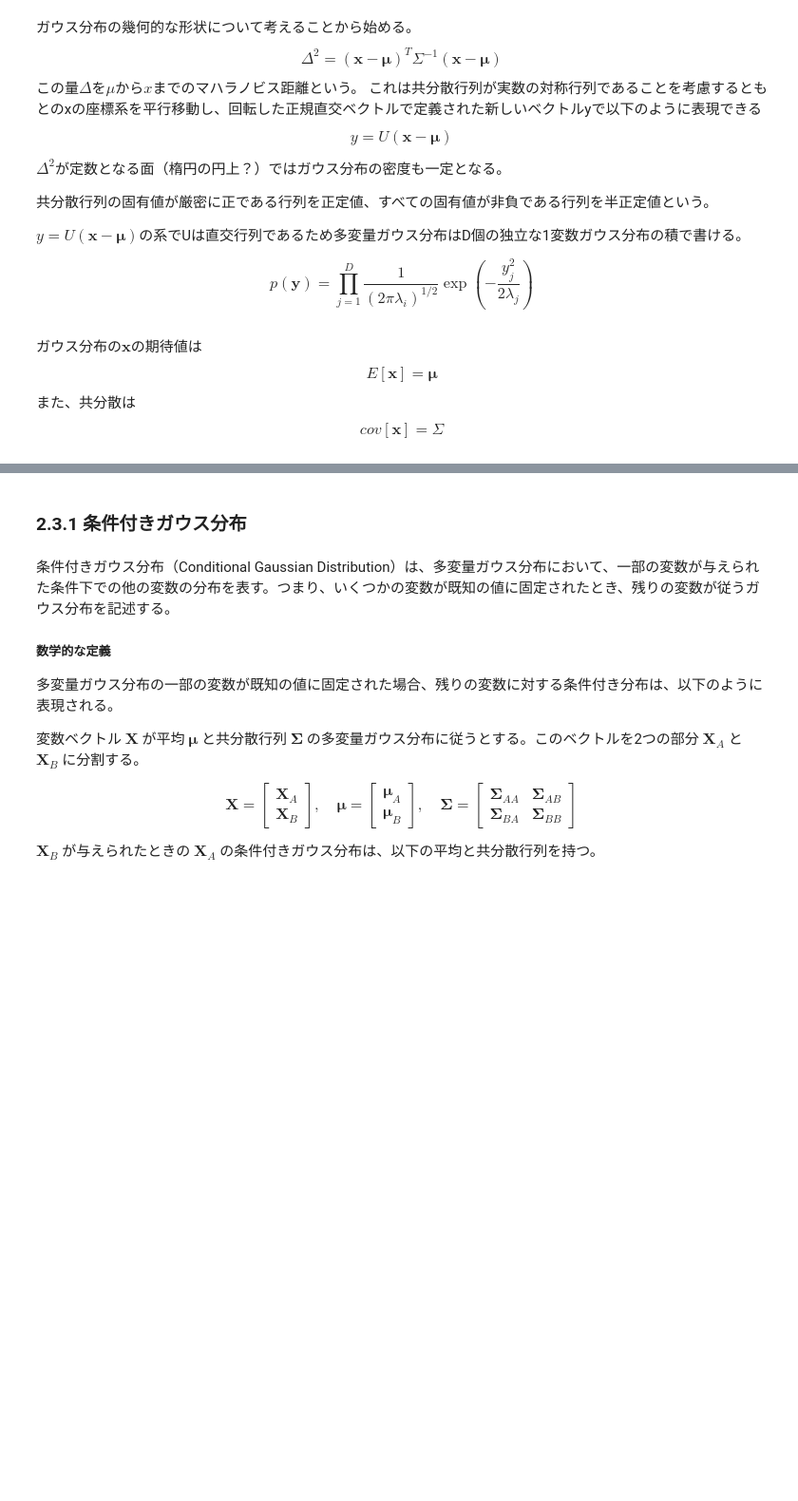
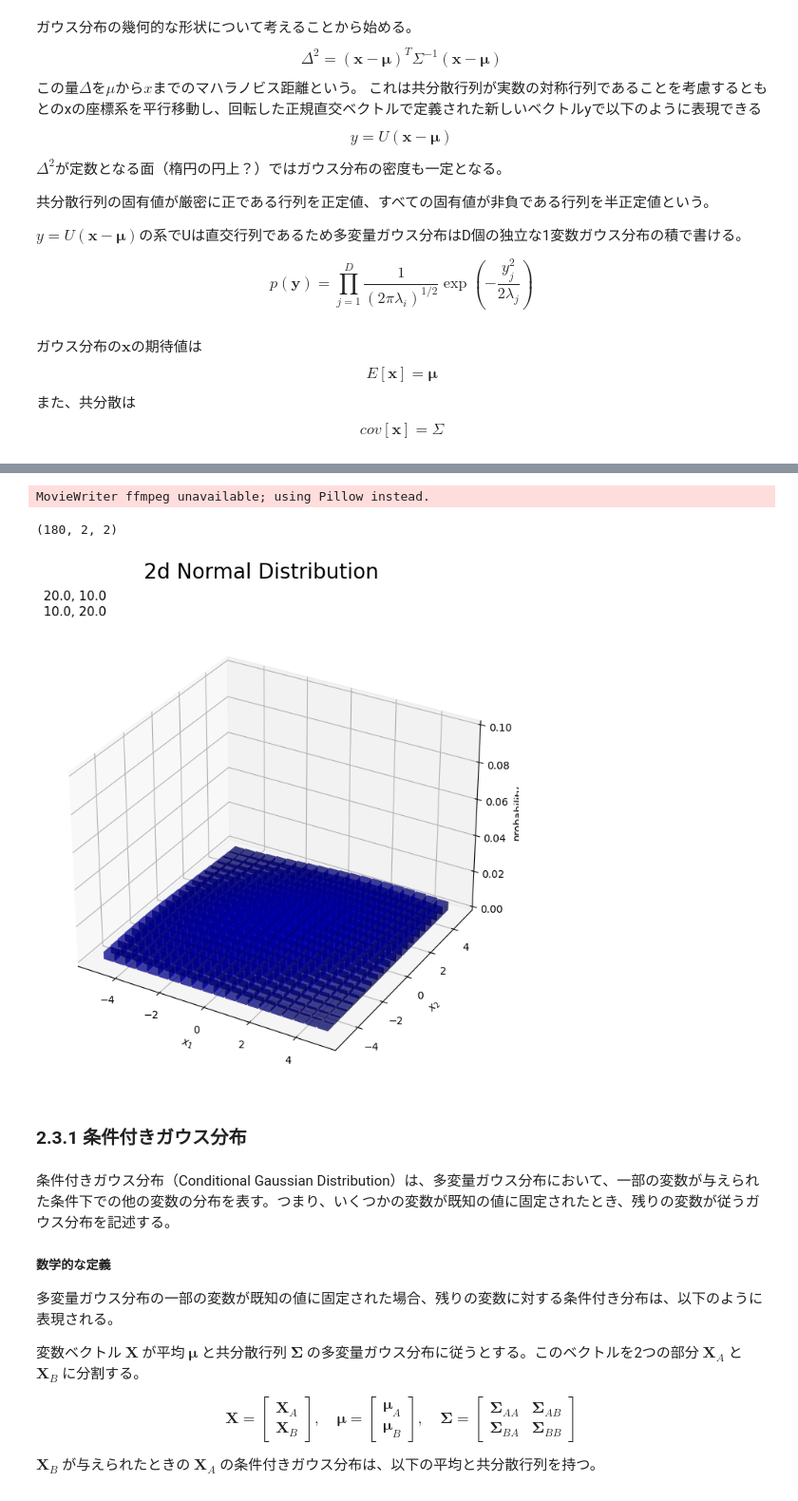
Before and after one commit to arata234/PRML, a Jupyter notebook: cp2_probability_distribution.ipynb, the cells around one changed output, grey strips where cells are left out. Shown at 95% size. Drawn from its saved outputs; the diff is of its cells as text; code cells hidden in the pictures; blank space fills up the shorter version.

```diff
--- a/cp2_probability_distribution.ipynb
+++ b/cp2_probability_distribution.ipynb
@@ -566,3 +583,69 @@ MovieWriter ffmpeg unavailable; using Pillow instead.
+# %%
+# 関数に投入するデータを作成
+x_1, x_2 = np.mgrid[-5:5:.5, -5:5:.5]
+pos = np.dstack((x_1, x_2))
+mean = np.array([0, 0])
+
+# 正定値判定関数
+def is_positive_definite(matrix):
+    try:
+        np.linalg.cholesky(matrix)
+        return True
+    except np.linalg.LinAlgError:
+        return False
+
+# 作図用のcovの値を作成
+cov_vals1 = np.arange(start=200, stop=20, step=-1)
+
+
+# 作図用のcovの点を作成
+cov_points = np.array([np.array([[0.1*n1, 0.05*n1],[0.05*n1, 0.1*n1]])
+                       for n1 in cov_vals1
+                       if is_positive_definite(np.array([[1*n1, 0.5*n1],[0.5*n1, 1*n1]]))])
+
+print(cov_points.shape)
+# カラーマップの設定
+cm = plt.get_cmap('jet')
+
+# カラーマップの最大値を指定
+p_max = 0.1
+
+# 図を初期化
+fig = plt.figure(figsize=(12, 8)) # 図の設定
+ax = fig.add_subplot(projection='3d') # 3D用の設定
+fig.suptitle('2d Normal Distribution', fontsize=20)
+
+# 作図処理を関数として定義
+def update(frame):
+    # 前フレームのグラフを初期化
+    plt.cla()
+
+    # i番目のパラメータを取得
+    cov_v = cov_points[frame]
+
+    # i番目のパラメータによる分布を計算
+    mn = multivariate_normal(mean=mean, cov=cov_v, allow_singular=True)
+    Z = mn.pdf(pos)
+
+
+    # 二次元ガウス分布を作図
+    dx=dy=0.45
+    ax.bar3d(x=x_1.flatten(), y=x_2.flatten(), z=np.zeros_like(Z.flatten()), dx=dx, dy=dy, dz=Z.flatten(),
+            color=cm(Z.flatten() / p_max), alpha=0.5)
+    ax.set_xlabel('$x_1$')
+    ax.set_ylabel('$x_2$')
+    ax.set_zlabel('probability')
+    ax.set_zlim(0.0, p_max) # z軸の表示範囲
+    ax.set_title(f"{cov_v[0][0]}, {cov_v[0][1]}\n{cov_v[1][0]}, {cov_v[1][1]}", loc='left')
+    # ax.view_init(elev=0, azim=315) # 表示アングル
+
+anime_prob = FuncAnimation(fig, update, frames=len(cov_vals1), interval=5)
+
+anime_prob.save('2d_normdist_prob_phi.gif')
+# %% [output]
+MovieWriter ffmpeg unavailable; using Pillow instead.
+(180, 2, 2)
+[figure, added]
 # %% [markdown]
 ### 2.3.1 条件付きガウス分布
 # %% [markdown]
```
Also changed, not shown: parts of 12 cells of this notebook, 1 other file.
